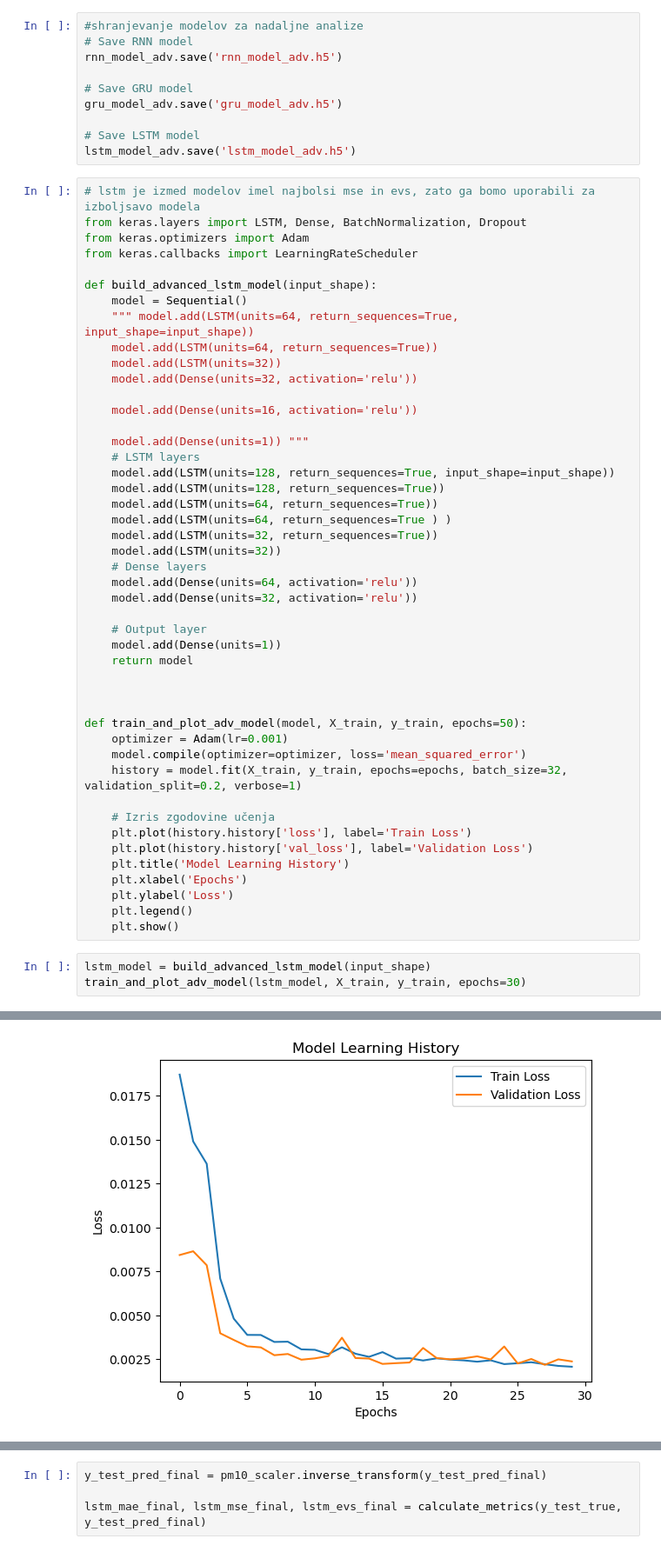
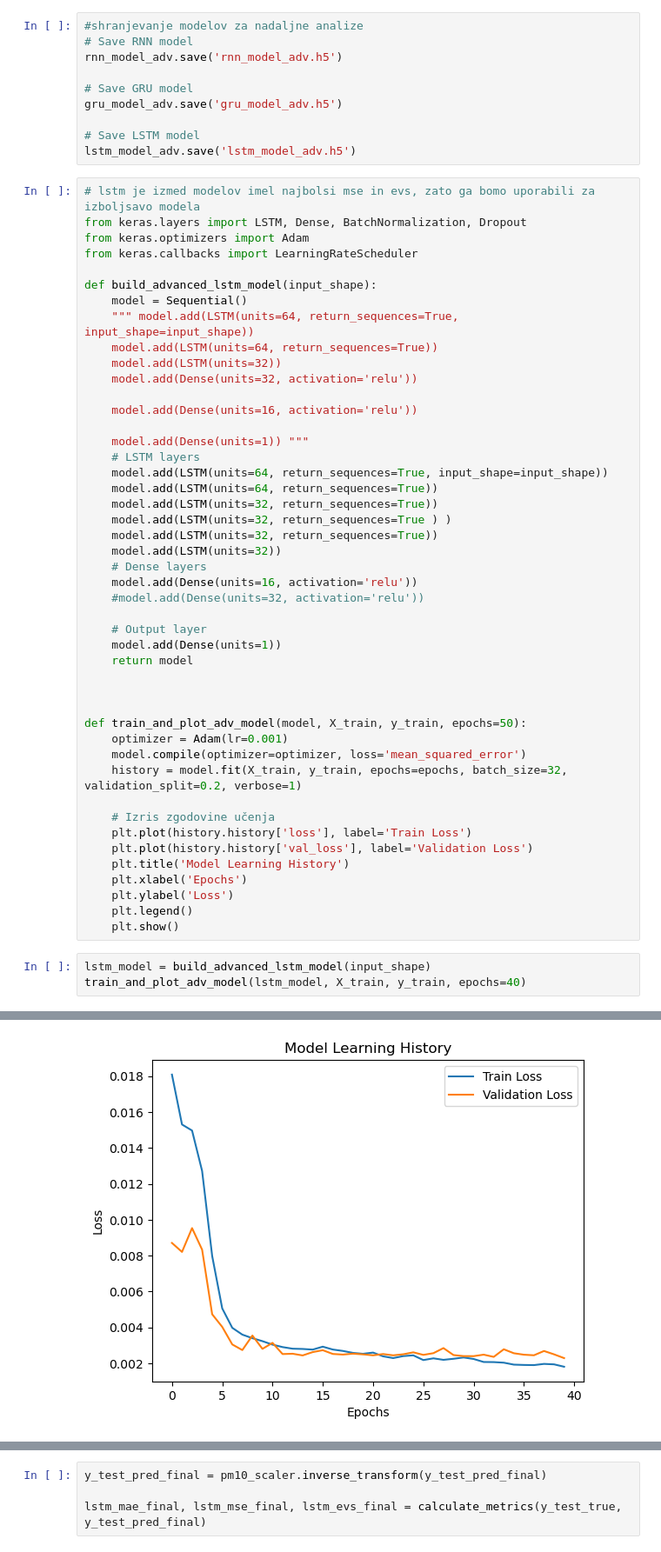
Before and after one commit to trdin/air_quality_RNN, a Jupyter notebook: projekt.ipynb, the cells around one changed output, grey strips where cells are left out. Shown at 87% size. Saved outputs shown, nothing was run; the diff lists cells and outputs as text.

Commit message:
ožji in daljsi model, 40 epoh

```diff
--- a/projekt.ipynb
+++ b/projekt.ipynb
@@ -676,15 +676,15 @@ def build_advanced_lstm_model(input_shape):
 
     model.add(Dense(units=1)) """
     # LSTM layers
-    model.add(LSTM(units=128, return_sequences=True, input_shape=input_shape))
-    model.add(LSTM(units=128, return_sequences=True))
+    model.add(LSTM(units=64, return_sequences=True, input_shape=input_shape))
     model.add(LSTM(units=64, return_sequences=True))
-    model.add(LSTM(units=64, return_sequences=True ) )
+    model.add(LSTM(units=32, return_sequences=True))
+    model.add(LSTM(units=32, return_sequences=True ) )
     model.add(LSTM(units=32, return_sequences=True))
     model.add(LSTM(units=32))
     # Dense layers
-    model.add(Dense(units=64, activation='relu'))
-    model.add(Dense(units=32, activation='relu'))
+    model.add(Dense(units=16, activation='relu'))
+    #model.add(Dense(units=32, activation='relu'))
 
     # Output layer
     model.add(Dense(units=1))
@@ -707,5 +707,5 @@ def train_and_plot_adv_model(model, X_train, y_train, epochs=50):
     plt.show()
 # %%
 lstm_model = build_advanced_lstm_model(input_shape)
-train_and_plot_adv_model(lstm_model, X_train, y_train, epochs=30)
+train_and_plot_adv_model(lstm_model, X_train, y_train, epochs=40)
 # %% [output]
@@ -730,4 +730,4 @@ Epoch 30/30
-[figure, old version]
+[figure, new version]
 # %%
 y_test_pred_final = lstm_model.predict(X_test)
 # %% [output]
```
Also changed, not shown: parts of 3 cells of this notebook.
